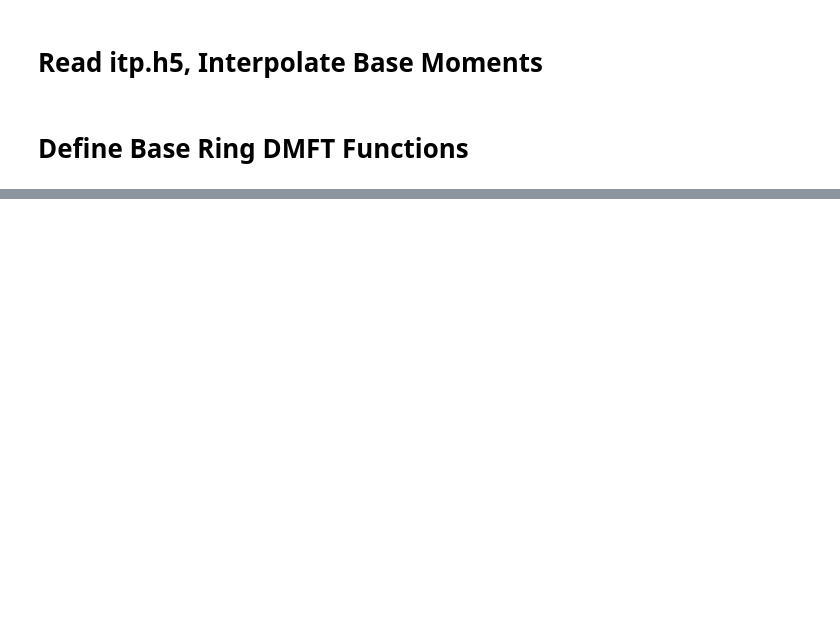
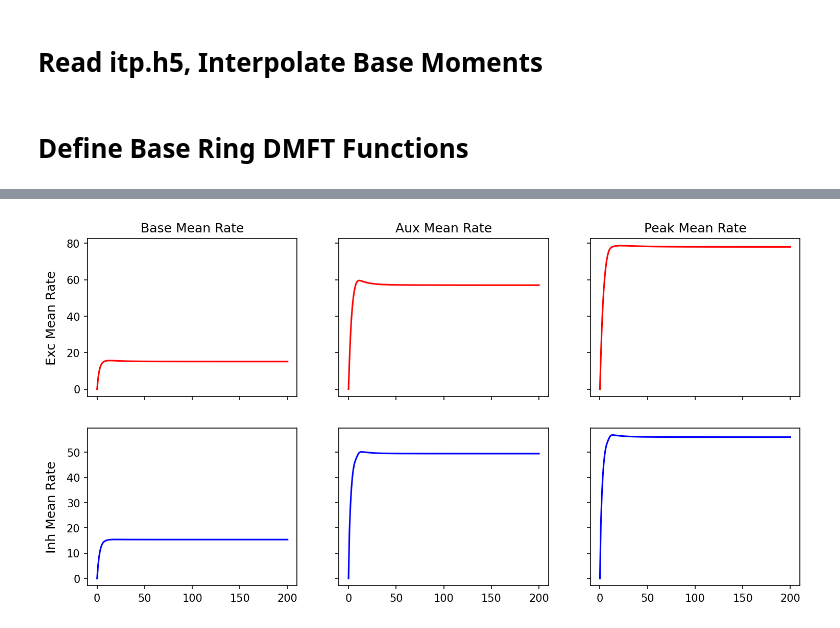
Before and after one commit to AddingAddict/ToroidalNetworks, a Jupyter notebook: sparse_weights/notebooks/ring_dmft.ipynb, the cells around one changed output, grey strips where cells are left out. Cells and saved outputs as stored; diff of their text form; code cells hidden in the pictures; blank space fills up the shorter version.

```diff
--- a/sparse_weights/notebooks/ring_dmft.ipynb
+++ b/sparse_weights/notebooks/ring_dmft.ipynb
@@ -29,6 +29,10 @@ def imshowbar(fig,ax,A,**kwargs):
     divider = make_axes_locatable(ax)
     cax = divider.append_axes('right', size='5%', pad=0.05)
     fig.colorbar(imsh, cax=cax, orientation='vertical')
+
+def ytitle(ax,text,xloc=-0.25,**kwargs):
+    ax.text(xloc,0.5,text,horizontalalignment='left',verticalalignment='center',
+        rotation='vertical',transform=ax.transAxes,**kwargs)
 # %% [markdown]
 # Read itp.h5, Interpolate Base Moments
 # %%
@@ -94,16 +98,16 @@ def extract_itp(file):
             return φI_itp([μtox(1e3*μ)])
 
     def ME(μ,Σ):
-        return ME_itp(np.vstack((1e3*np.sqrt(Σ),μtox(1e3*μ))).T)
+        return ME_itp(np.row_stack(list(np.broadcast(1e3*np.sqrt(Σ),μtox(1e3*μ)))))
     def MI(μ,Σ):
-        return MI_itp(np.vstack((1e3*np.sqrt(Σ),μtox(1e3*μ))).T)
+        return MI_itp(np.row_stack(list(np.broadcast(1e3*np.sqrt(Σ),μtox(1e3*μ)))))
 
     def CE(μ,Σ,k):
         c = np.sign(k)*np.fmin(np.abs(k)/Σ,1)
-        return CE_itp(np.vstack((c,1e3*np.sqrt(Σ),μtox(1e3*μ))).T)
+        return CE_itp(np.row_stack(list(np.broadcast(c,1e3*np.sqrt(Σ),μtox(1e3*μ)))))
     def CI(μ,Σ,k):
         c = np.sign(k)*np.fmin(np.abs(k)/Σ,1)
-        return CI_itp(np.vstack((c,1e3*np.sqrt(Σ),μtox(1e3*μ))).T)
+        return CI_itp(np.row_stack(list(np.broadcast(c,1e3*np.sqrt(Σ),μtox(1e3*μ)))))
 
     return φE,φI,ME,MI,CE,CI
 # %%
@@ -114,0 +410,18 @@ function dmft()
+# %%
+fig,axs = plt.subplots(2,3,figsize=(4*3,3*2),dpi=150,sharex=True,sharey='row')
+
+axs[0,0].plot(full_rb[0],'r')
+axs[1,0].plot(full_rb[1],'b')
+axs[0,1].plot(full_ra[0],'r')
+axs[1,1].plot(full_ra[1],'b')
+axs[0,2].plot(full_rp[0],'r')
+axs[1,2].plot(full_rp[1],'b')
+
+axs[0,0].set_title('Base Mean Rate')
+axs[0,1].set_title('Aux Mean Rate')
+axs[0,2].set_title('Peak Mean Rate')
+
+ytitle(axs[0,0],'Exc Mean Rate',xloc=-0.2,fontsize=12)
+ytitle(axs[1,0],'Inh Mean Rate',xloc=-0.2,fontsize=12)
+# %% [output]
+[figure, added]
```
Also changed, not shown: parts of 6 cells of this notebook, 7 other files.
